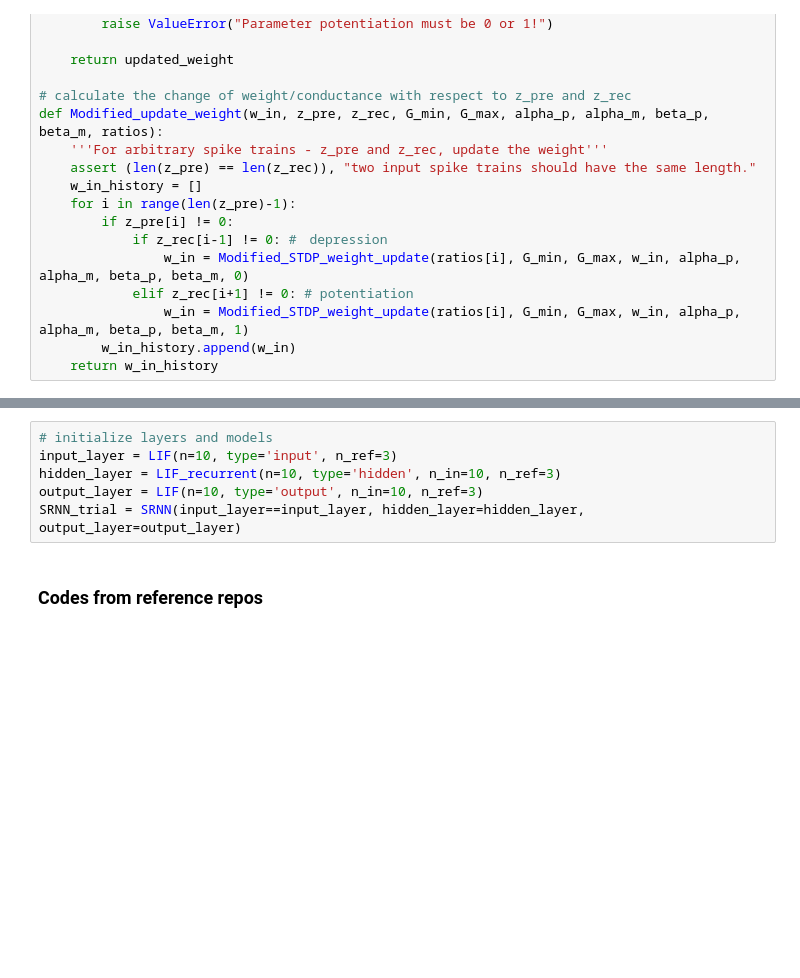
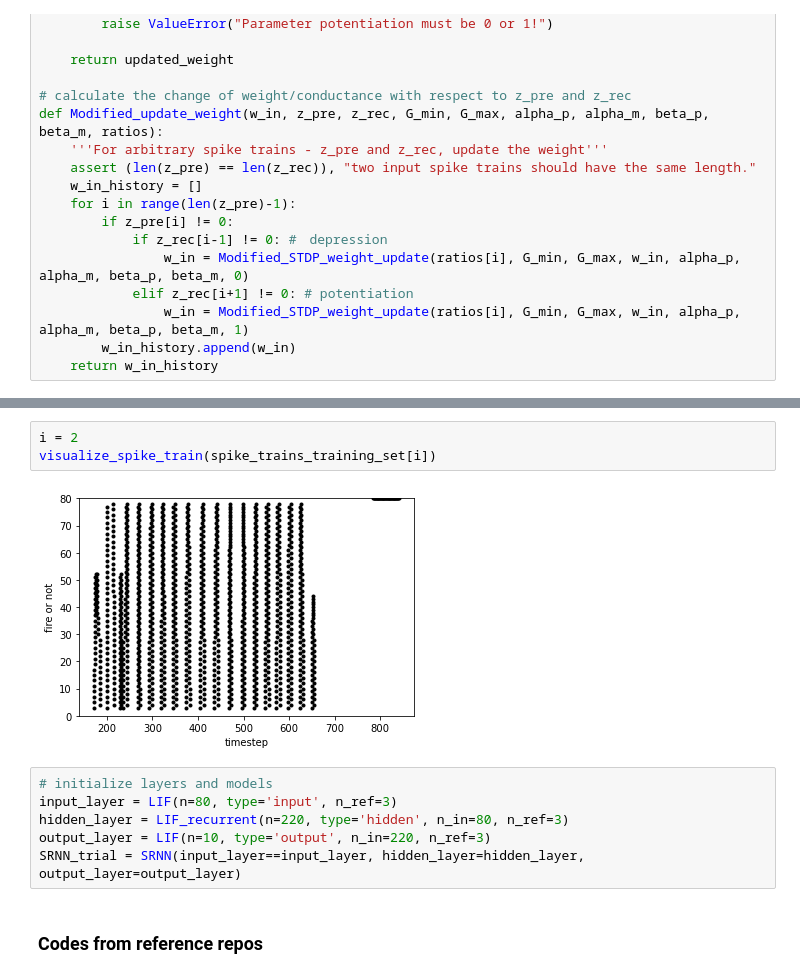
Before and after one commit to ChrizZhuang/Adaptive_SRNN_memtransistor, a Jupyter notebook: SRNN_develop.ipynb, the cells around one changed output, grey strips where cells are left out. Drawn from its saved outputs; the diff is of its cells as text; blank space fills up the shorter version.

```diff
--- a/SRNN_develop.ipynb
+++ b/SRNN_develop.ipynb
@@ -1176,8 +1363,13 @@ class SRNN(tf.keras.Model):
+# %%
+i = 2
+visualize_spike_train(spike_trains_training_set[i])
+# %% [output]
+[figure, added]
 # %%
 # initialize layers and models
-input_layer = LIF(n=10, type='input', n_ref=3)
-hidden_layer = LIF_recurrent(n=10, type='hidden', n_in=10, n_ref=3)
-output_layer = LIF(n=10, type='output', n_in=10, n_ref=3)
+input_layer = LIF(n=80, type='input', n_ref=3)
+hidden_layer = LIF_recurrent(n=220, type='hidden', n_in=80, n_ref=3)
+output_layer = LIF(n=10, type='output', n_in=220, n_ref=3)
 SRNN_trial = SRNN(input_layer==input_layer, hidden_layer=hidden_layer, output_layer=output_layer)
 # %% [markdown]
 ### Codes from reference repos
```
Also changed, not shown: parts of 15 cells of this notebook, 1 other file.
